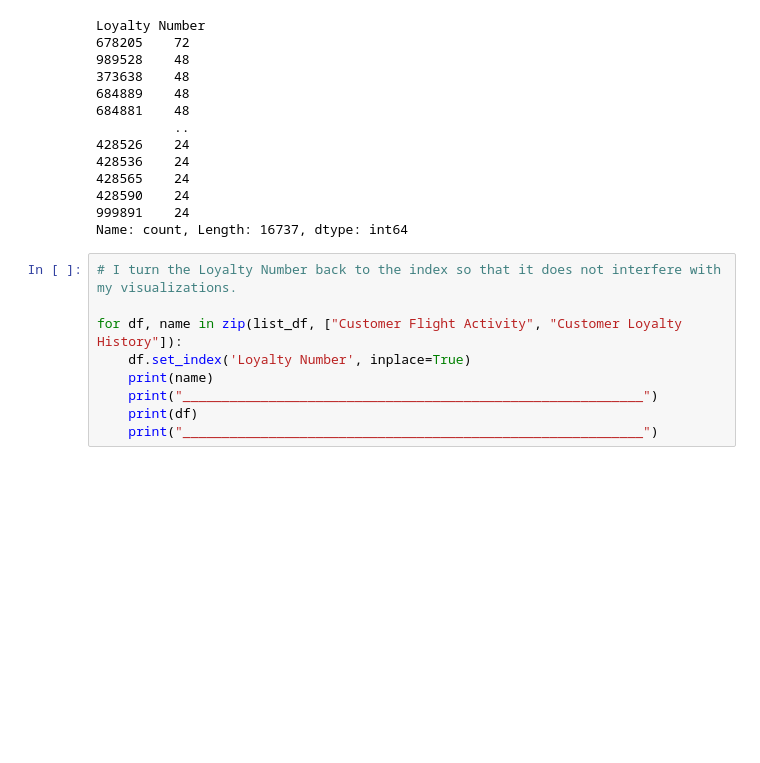
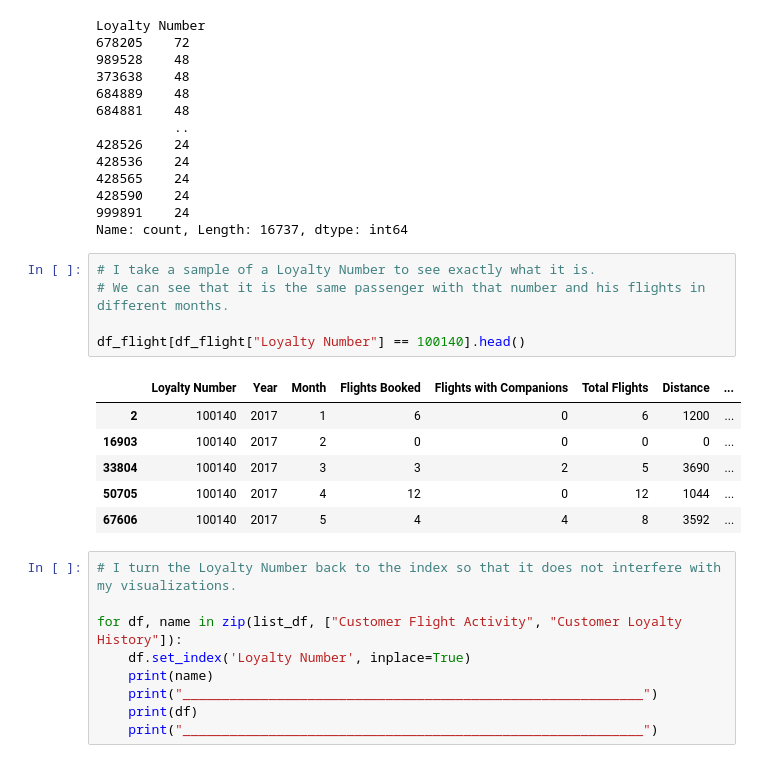
Before and after one commit to Adalab/bda-modulo-3-evaluacion-final-BeaDataArtist, a Jupyter notebook: jupyter/1_initial_exploration.ipynb, the cells around one changed output. Saved outputs shown, nothing was run; the diff lists cells and outputs as text; blank space fills up the shorter version.

```diff
--- a/jupyter/1_initial_exploration.ipynb
+++ b/jupyter/1_initial_exploration.ipynb
@@ -185,6 +189,18 @@ Loyalty Number
 428590    24
 999891    24
 Name: count, Length: 16737, dtype: int64
+# %%
+# I take a sample of a Loyalty Number to see exactly what it is.
+# We can see that it is the same passenger with that number and his flights in different months.
+
+df_flight[df_flight["Loyalty Number"] == 100140].head()
+# %% [output]
+|  | Loyalty Number | Year | Month | Flights Booked | Flights with Companions | Total Flights | Distance | ... |
+| 2 | 100140 | 2017 | 1 | 6 | 0 | 6 | 1200 | ... |
+| 16903 | 100140 | 2017 | 2 | 0 | 0 | 0 | 0 | ... |
+| 33804 | 100140 | 2017 | 3 | 3 | 2 | 5 | 3690 | ... |
+| 50705 | 100140 | 2017 | 4 | 12 | 0 | 12 | 1044 | ... |
+| 67606 | 100140 | 2017 | 5 | 4 | 4 | 8 | 3592 | ... |
 # %%
 # I turn the Loyalty Number back to the index so that it does not interfere with my visualizations.
 
```
Also changed, not shown: parts of 3 cells of this notebook.
